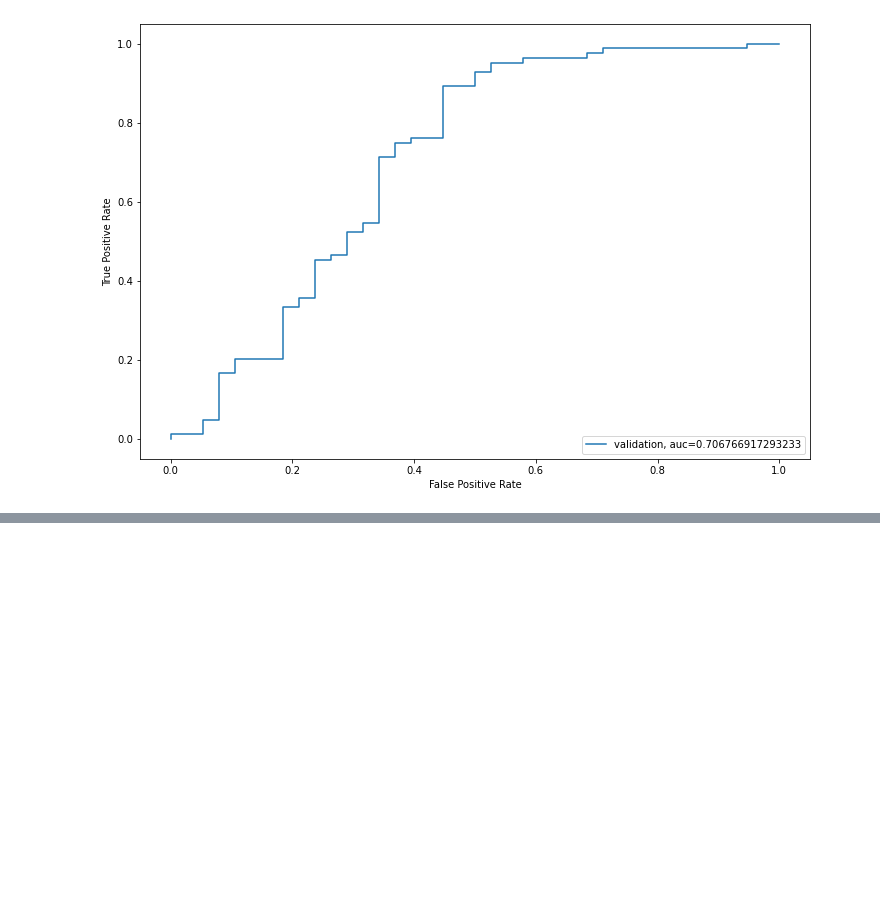
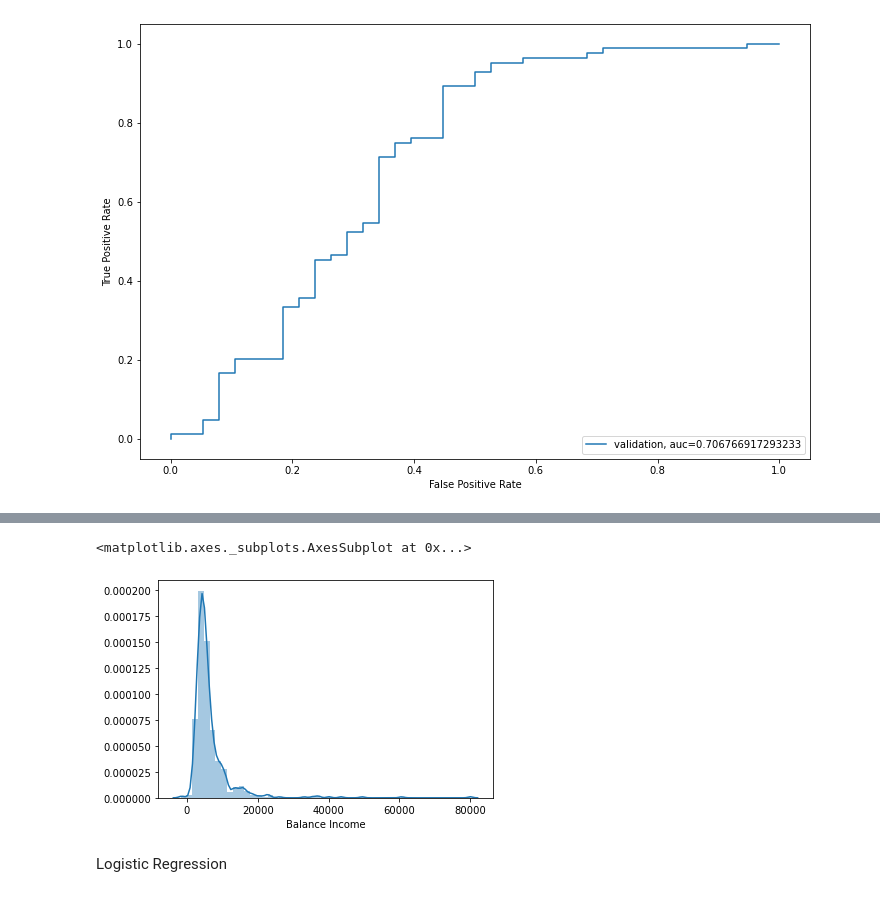
Before and after one commit to mridulrb/Predict-loan-eligibility-using-IBM-Watson-Studio, a Jupyter notebook: Loan_Eligibility.ipynb, the cells around one changed output, grey strips where cells are left out. Drawn from its saved outputs; the diff is of its cells as text; code cells hidden in the pictures; blank space fills up the shorter version.

```diff
--- a/Loan_Eligibility.ipynb
+++ b/Loan_Eligibility.ipynb
@@ -425,0 +452,7 @@ pd.DataFrame(submission, columns=['Loan_ID','Loan_Status']).to_csv('Logistic.csv
+# %%
+train['Balance Income'] = train['Total_Income']-(train['EMI']*1000)
+test['Balance Income'] = test['Total_Income']-(test['EMI']*1000)
+sns.distplot(train['Balance Income'])
+# %% [output]
+<matplotlib.axes._subplots.AxesSubplot at 0x...>
+[figure, added]
@@ -425,0 +467,2 @@ pd.DataFrame(submission, columns=['Loan_ID','Loan_Status']).to_csv('Logistic.csv
+# %% [markdown]
+Logistic Regression
```
Also changed, not shown: parts of 28 cells of this notebook.
